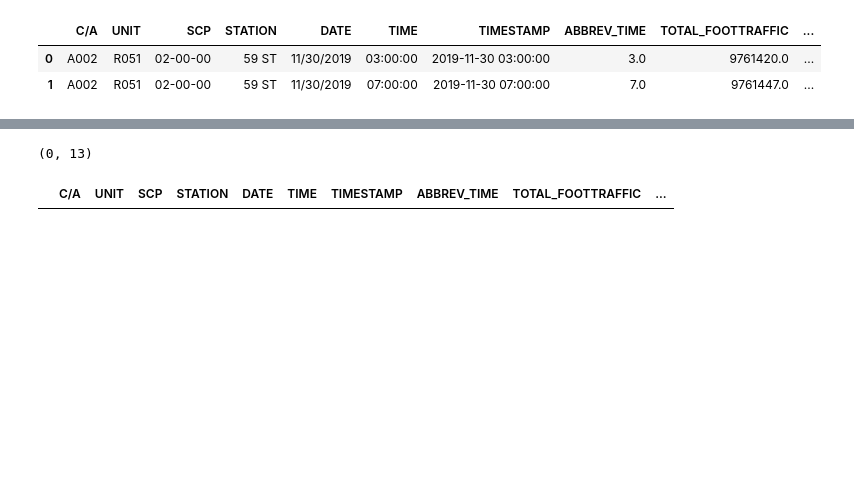
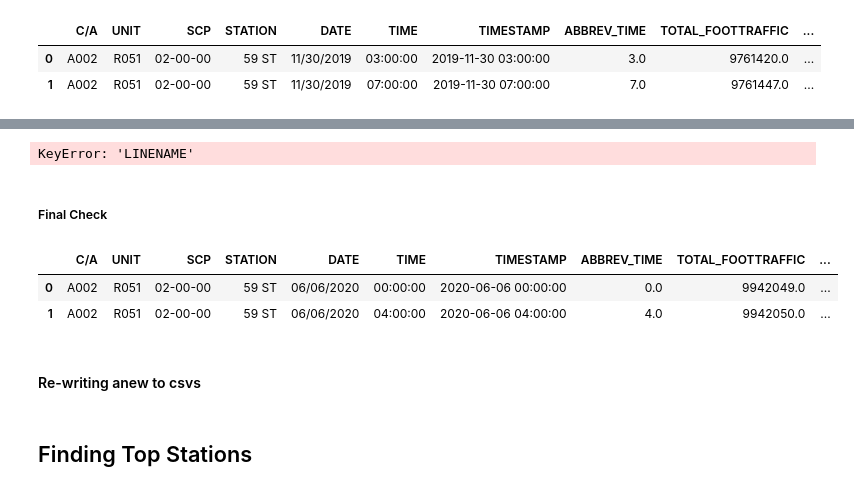
Before and after one commit to manyshapes/MTA-Ridership-Time-Analysis, a Jupyter notebook: LIF FootTraffic Calculations.ipynb, the cells around one changed output, grey strips where cells are left out. Saved outputs shown, nothing was run; the diff lists cells and outputs as text; code cells hidden in the pictures; blank space fills up the shorter version.

```diff
--- a/LIF FootTraffic Calculations.ipynb
+++ b/LIF FootTraffic Calculations.ipynb
@@ -135,9 +144,0 @@ df_june20_4hrfoottraffic, df_june20_maxfoottraffic = hr4FootTraffic(df_june20)
-# %%
-no_good = df_dec19_4hrfoottraffic[df_dec19_4hrfoottraffic['DIFF_FOOTTRAFFIC'] < 0]
-print(no_good.shape)
-# %% [output]
-(0, 13)
-# %%
-df_dec19_4hrfoottraffic
-# %% [output]
-|  | C/A | UNIT | SCP | STATION | DATE | TIME | TIMESTAMP | ABBREV_TIME | TOTAL_FOOTTRAFFIC | ... |
@@ -151,3 +145,19 @@ print(no_good.shape)
+# %%
+df_dec19_4hrfoottraffic = twoPennStation(df_dec19_4hrfoottraffic)
+df_mar20_4hrfoottraffic = twoPennStation(df_mar20_4hrfoottraffic)
+df_june20_4hrfoottraffic = twoPennStation(df_june20_4hrfoottraffic)
+# %% [output]
+KeyError: 'LINENAME'
+# %% [markdown]
+##### Final Check
+# %%
+df_june20_4hrfoottraffic.head(2)
+# %% [output]
+|  | C/A | UNIT | SCP | STATION | DATE | TIME | TIMESTAMP | ABBREV_TIME | TOTAL_FOOTTRAFFIC | ... |
+| 0 | A002 | R051 | 02-00-00 | 59 ST | 06/06/2020 | 00:00:00 | 2020-06-06 00:00:00 | 0.0 | 9942049.0 | ... |
+| 1 | A002 | R051 | 02-00-00 | 59 ST | 06/06/2020 | 04:00:00 | 2020-06-06 04:00:00 | 4.0 | 9942050.0 | ... |
+# %% [markdown]
+#### Re-writing anew to csvs
 # %%
 """
 This exports a CSV file that has contains:
@@ -160,3 +170,5 @@ df_dec19_4hrfoottraffic.to_csv('v2_btn_december_turnstiles.csv')
 df_mar20_4hrfoottraffic.to_csv('v2_btn_march_turnstiles.csv')
 df_june20_4hrfoottraffic.to_csv('v2_btn_june_turnstiles.csv')
 """;
+# %% [markdown]
+## Finding Top Stations
```
Also changed, not shown: parts of 24 cells of this notebook.
